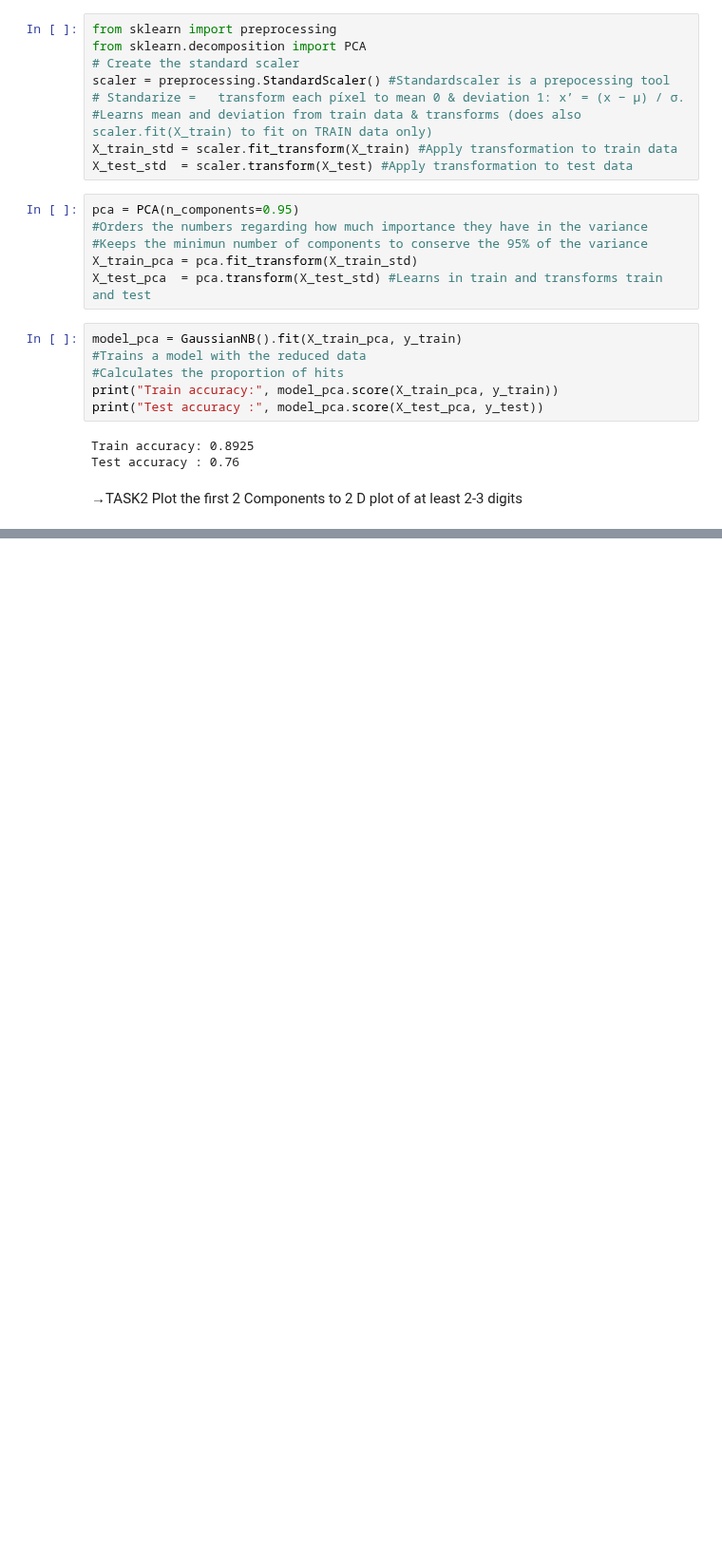
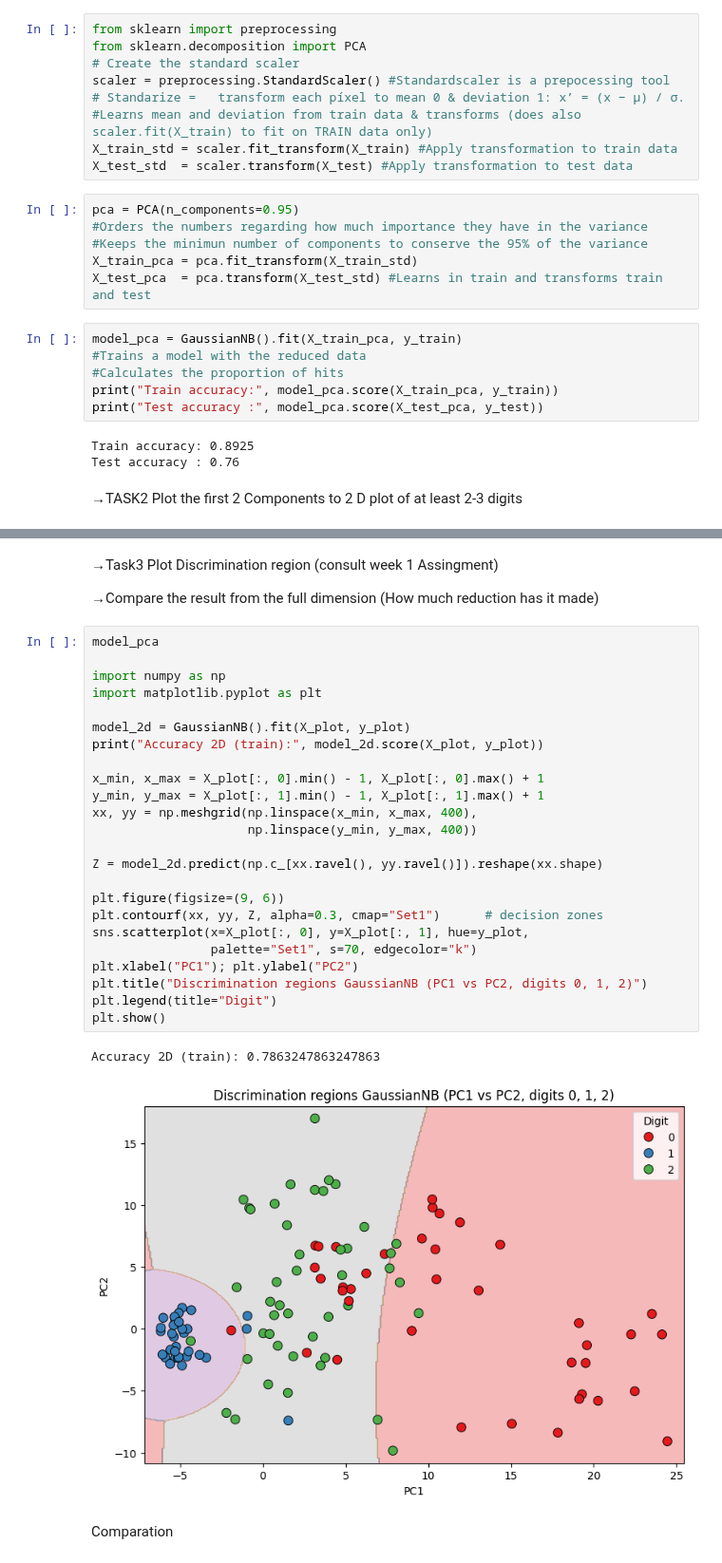
Before and after one commit to 100522155/egci463, a Jupyter notebook: Week3/Reading_digit_with_SKlearn.ipynb, the cells around one changed output, grey strips where cells are left out. Shown at 95% size. Saved outputs shown, nothing was run; the diff lists cells and outputs as text; blank space fills up the shorter version.

```diff
--- a/Week3/Reading_digit_with_SKlearn.ipynb
+++ b/Week3/Reading_digit_with_SKlearn.ipynb
@@ -430,0 +439,34 @@ NameError: name 'PCA' is not defined
+# %% [markdown]
+→Task3
+Plot Discrimination region (consult week 1 Assingment)
+
+→Compare the result from the full dimension (How much reduction has it made)
+# %%
+model_pca
+
+import numpy as np
+import matplotlib.pyplot as plt
+
+model_2d = GaussianNB().fit(X_plot, y_plot)
+print("Accuracy 2D (train):", model_2d.score(X_plot, y_plot))
+
+x_min, x_max = X_plot[:, 0].min() - 1, X_plot[:, 0].max() + 1
+y_min, y_max = X_plot[:, 1].min() - 1, X_plot[:, 1].max() + 1
+xx, yy = np.meshgrid(np.linspace(x_min, x_max, 400),
+                     np.linspace(y_min, y_max, 400))
+
+Z = model_2d.predict(np.c_[xx.ravel(), yy.ravel()]).reshape(xx.shape)
+
+plt.figure(figsize=(9, 6))
+plt.contourf(xx, yy, Z, alpha=0.3, cmap="Set1")      # decision zones
+sns.scatterplot(x=X_plot[:, 0], y=X_plot[:, 1], hue=y_plot,
+                palette="Set1", s=70, edgecolor="k")
+plt.xlabel("PC1"); plt.ylabel("PC2")
+plt.title("Discrimination regions GaussianNB (PC1 vs PC2, digits 0, 1, 2)")
+plt.legend(title="Digit")
+plt.show()
+# %% [output]
+Accuracy 2D (train): 0.7863247863247863
+[figure, added]
+# %% [markdown]
+Comparation
```
Also changed, not shown: parts of 5 cells of this notebook.
